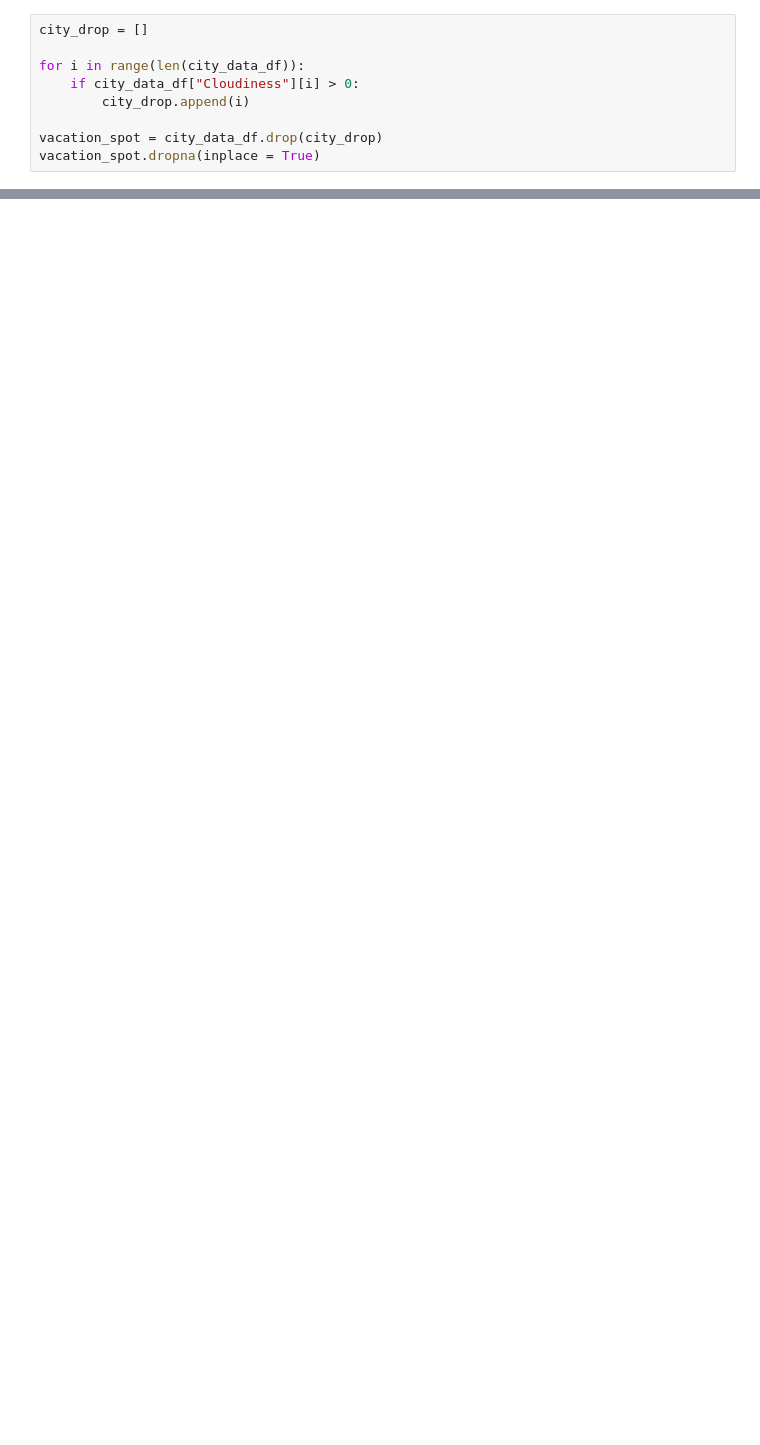
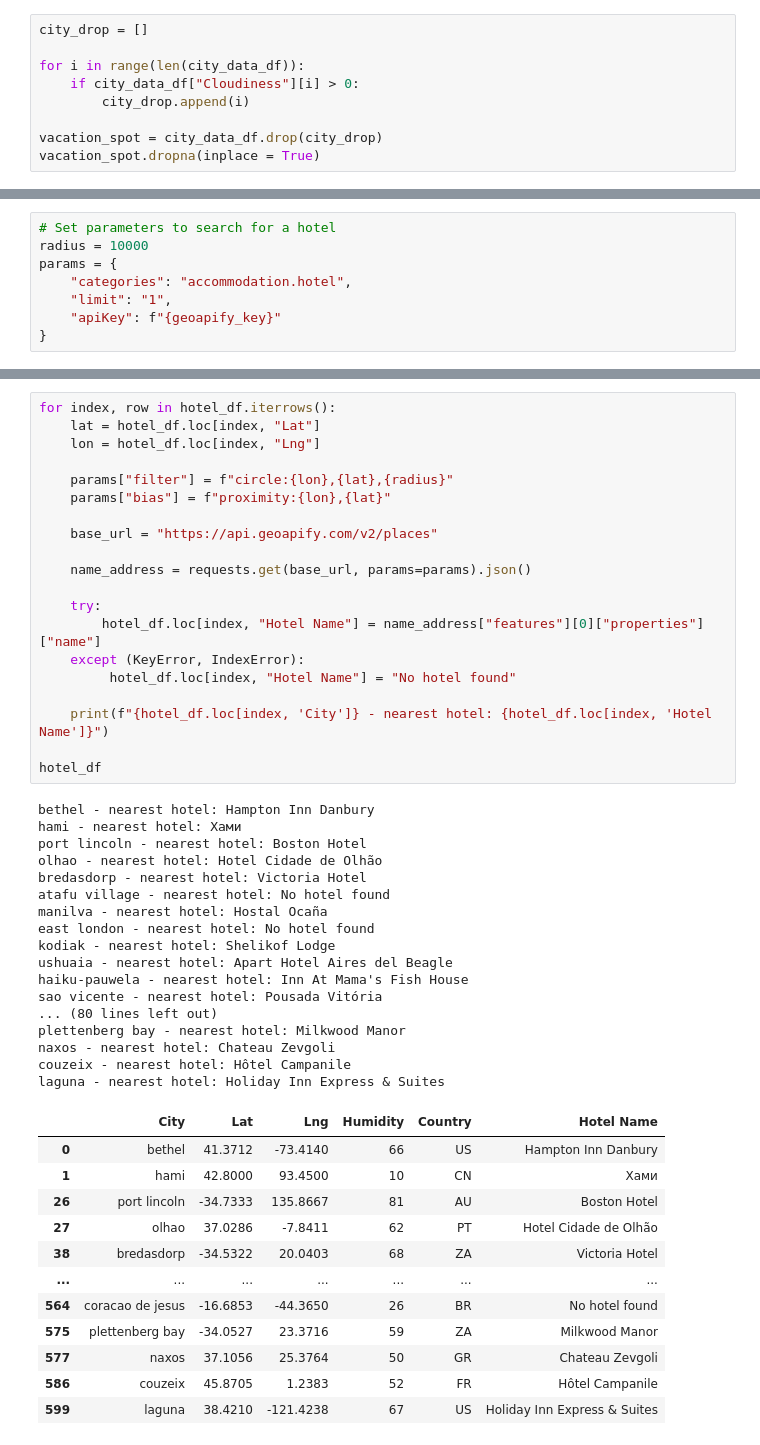
Before and after one commit to NaBest85/python-api-challenge, a Jupyter notebook: VacationPY/Vacation.py.ipynb, the cells around one changed output, grey strips where cells are left out. Cells and saved outputs as stored; diff of their text form; blank space fills up the shorter version.

```diff
--- a/VacationPY/Vacation.py.ipynb
+++ b/VacationPY/Vacation.py.ipynb
@@ -75,0 +97,8 @@ vacation_spot.head()
+# %%
+# Set parameters to search for a hotel
+radius = 10000
+params = {
+    "categories": "accommodation.hotel",
+    "limit": "1",
+    "apiKey": f"{geoapify_key}"
+}
@@ -75,0 +109,50 @@ vacation_spot.head()
+# %%
+for index, row in hotel_df.iterrows():
+    lat = hotel_df.loc[index, "Lat"]
+    lon = hotel_df.loc[index, "Lng"]
+
+    params["filter"] = f"circle:{lon},{lat},{radius}"
+    params["bias"] = f"proximity:{lon},{lat}"
+
+    base_url = "https://api.geoapify.com/v2/places"
+
+    name_address = requests.get(base_url, params=params).json()
+
+    try:
+        hotel_df.loc[index, "Hotel Name"] = name_address["features"][0]["properties"]["name"]
+    except (KeyError, IndexError):
+         hotel_df.loc[index, "Hotel Name"] = "No hotel found"
+
+    print(f"{hotel_df.loc[index, 'City']} - nearest hotel: {hotel_df.loc[index, 'Hotel Name']}")
+
+hotel_df
+# %% [output]
+bethel - nearest hotel: Hampton Inn Danbury
+hami - nearest hotel: Хами
+port lincoln - nearest hotel: Boston Hotel
+olhao - nearest hotel: Hotel Cidade de Olhão
+bredasdorp - nearest hotel: Victoria Hotel
+atafu village - nearest hotel: No hotel found
+manilva - nearest hotel: Hostal Ocaña
+east london - nearest hotel: No hotel found
+kodiak - nearest hotel: Shelikof Lodge
+ushuaia - nearest hotel: Apart Hotel Aires del Beagle
+haiku-pauwela - nearest hotel: Inn At Mama's Fish House
+sao vicente - nearest hotel: Pousada Vitória
+... (80 lines left out)
+plettenberg bay - nearest hotel: Milkwood Manor
+naxos - nearest hotel: Chateau Zevgoli
+couzeix - nearest hotel: Hôtel Campanile
+laguna - nearest hotel: Holiday Inn Express & Suites
+|  | City | Lat | Lng | Humidity | Country | Hotel Name |
+| 0 | bethel | 41.3712 | -73.4140 | 66 | US | Hampton Inn Danbury |
+| 1 | hami | 42.8000 | 93.4500 | 10 | CN | Хами |
+| 26 | port lincoln | -34.7333 | 135.8667 | 81 | AU | Boston Hotel |
+| 27 | olhao | 37.0286 | -7.8411 | 62 | PT | Hotel Cidade de Olhão |
+| 38 | bredasdorp | -34.5322 | 20.0403 | 68 | ZA | Victoria Hotel |
+| ... | ... | ... | ... | ... | ... | ... |
+| 564 | coracao de jesus | -16.6853 | -44.3650 | 26 | BR | No hotel found |
+| 575 | plettenberg bay | -34.0527 | 23.3716 | 59 | ZA | Milkwood Manor |
+| 577 | naxos | 37.1056 | 25.3764 | 50 | GR | Chateau Zevgoli |
+| 586 | couzeix | 45.8705 | 1.2383 | 52 | FR | Hôtel Campanile |
+| 599 | laguna | 38.4210 | -121.4238 | 67 | US | Holiday Inn Express & Suites |
```
Also changed, not shown: parts of 6 cells of this notebook.
